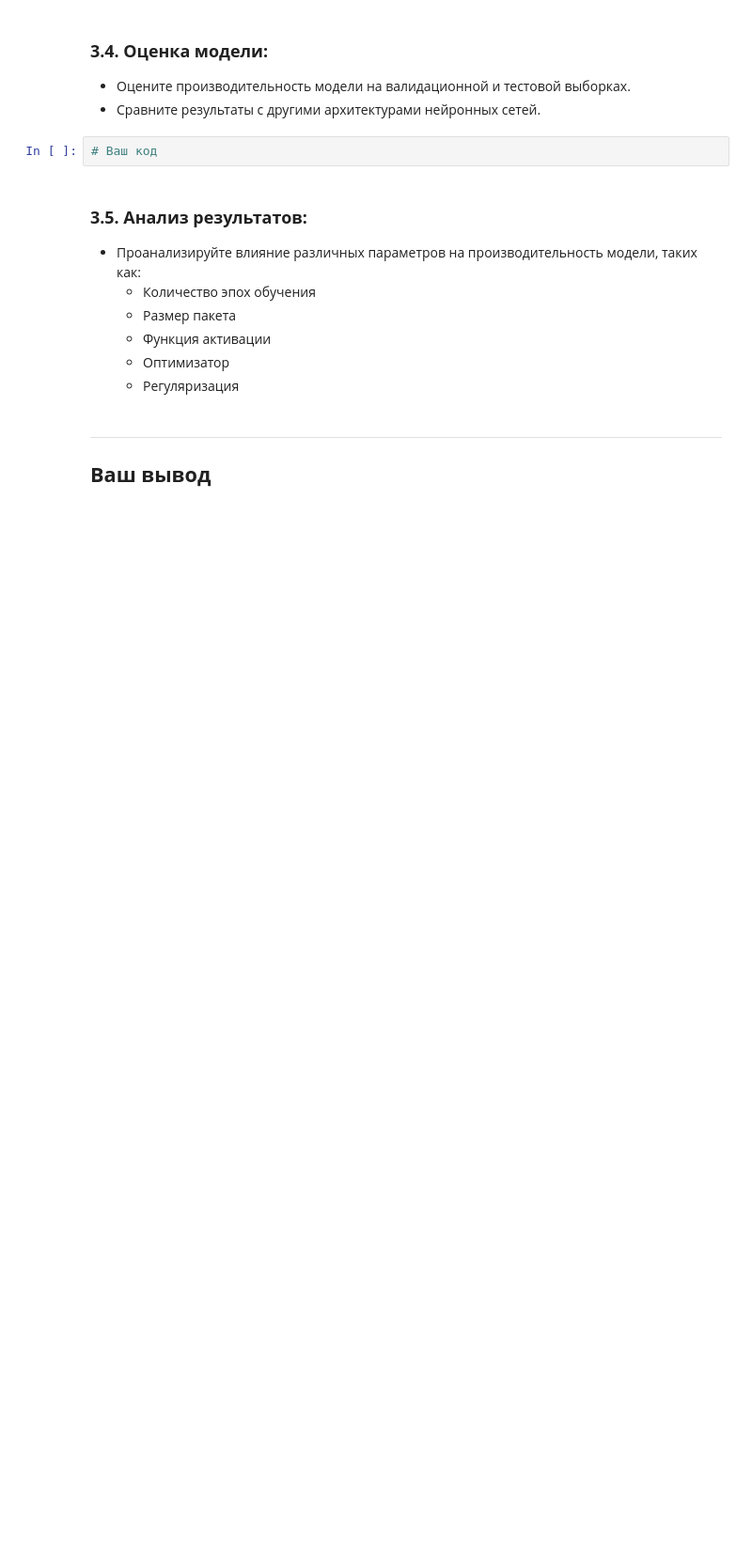
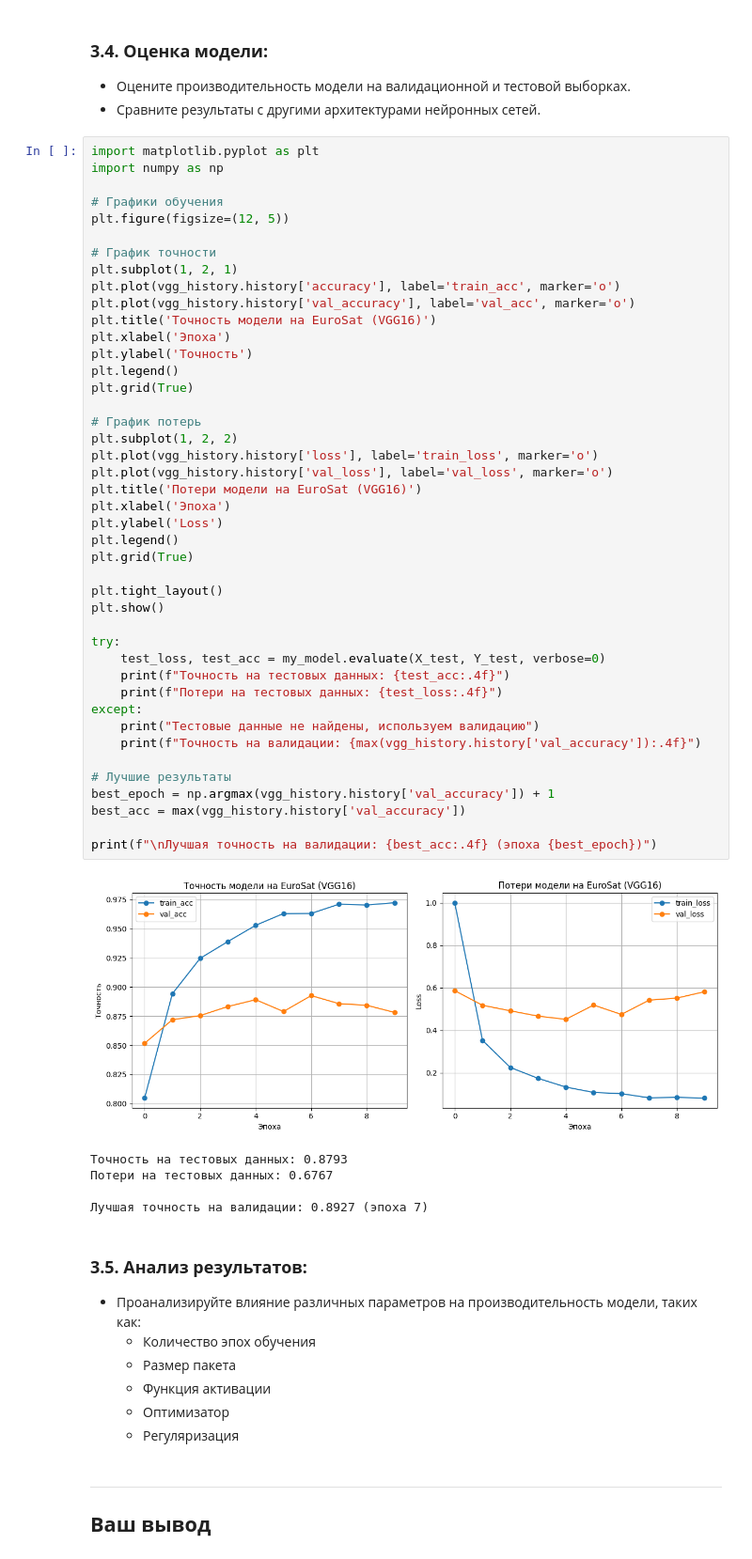
Before and after one commit to DinRazar/neural_networks, a Jupyter notebook: Работа_5.ipynb, the cells around one changed output. Shown at 94% size. Cells and saved outputs as stored; diff of their text form; blank space fills up the shorter version.

```diff
--- a/Работа_5.ipynb
+++ b/Работа_5.ipynb
@@ -564,8 +581,55 @@ KeyboardInterrupt:
 ### **3.4. Оценка модели:**
   * Оцените производительность модели на валидационной и тестовой выборках.
   * Сравните результаты с другими архитектурами нейронных сетей.
-# %%
-# Ваш код
+# %%
+import matplotlib.pyplot as plt
+import numpy as np
+
+# Графики обучения
+plt.figure(figsize=(12, 5))
+
+# График точности
+plt.subplot(1, 2, 1)
+plt.plot(vgg_history.history['accuracy'], label='train_acc', marker='o')
+plt.plot(vgg_history.history['val_accuracy'], label='val_acc', marker='o')
+plt.title('Точность модели на EuroSat (VGG16)')
+plt.xlabel('Эпоха')
+plt.ylabel('Точность')
+plt.legend()
+plt.grid(True)
+
+# График потерь
+plt.subplot(1, 2, 2)
+plt.plot(vgg_history.history['loss'], label='train_loss', marker='o')
+plt.plot(vgg_history.history['val_loss'], label='val_loss', marker='o')
+plt.title('Потери модели на EuroSat (VGG16)')
+plt.xlabel('Эпоха')
+plt.ylabel('Loss')
+plt.legend()
+plt.grid(True)
+
+plt.tight_layout()
+plt.show()
+
+try:
+    test_loss, test_acc = my_model.evaluate(X_test, Y_test, verbose=0)
+    print(f"Точность на тестовых данных: {test_acc:.4f}")
+    print(f"Потери на тестовых данных: {test_loss:.4f}")
+except:
+    print("Тестовые данные не найдены, используем валидацию")
+    print(f"Точность на валидации: {max(vgg_history.history['val_accuracy']):.4f}")
+
+# Лучшие результаты
+best_epoch = np.argmax(vgg_history.history['val_accuracy']) + 1
+best_acc = max(vgg_history.history['val_accuracy'])
+
+print(f"\nЛучшая точность на валидации: {best_acc:.4f} (эпоха {best_epoch})")
+# %% [output]
+[figure, added]
+Точность на тестовых данных: 0.8793
+Потери на тестовых данных: 0.6767
+
+Лучшая точность на валидации: 0.8927 (эпоха 7)
 # %% [markdown]
 ### **3.5. Анализ результатов:**
   * Проанализируйте влияние различных параметров на производительность модели, таких как:
```
Also changed, not shown: parts of 4 cells of this notebook.
